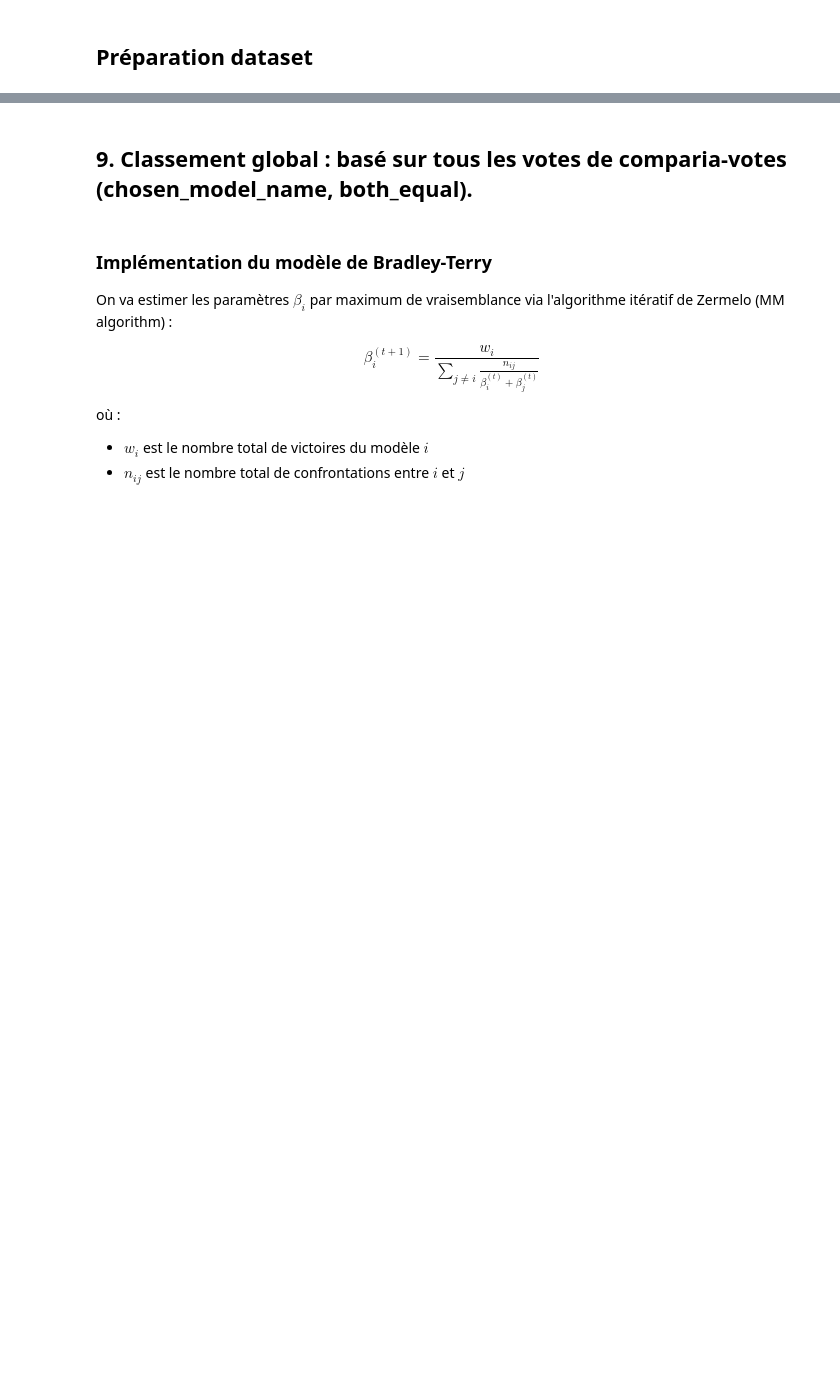
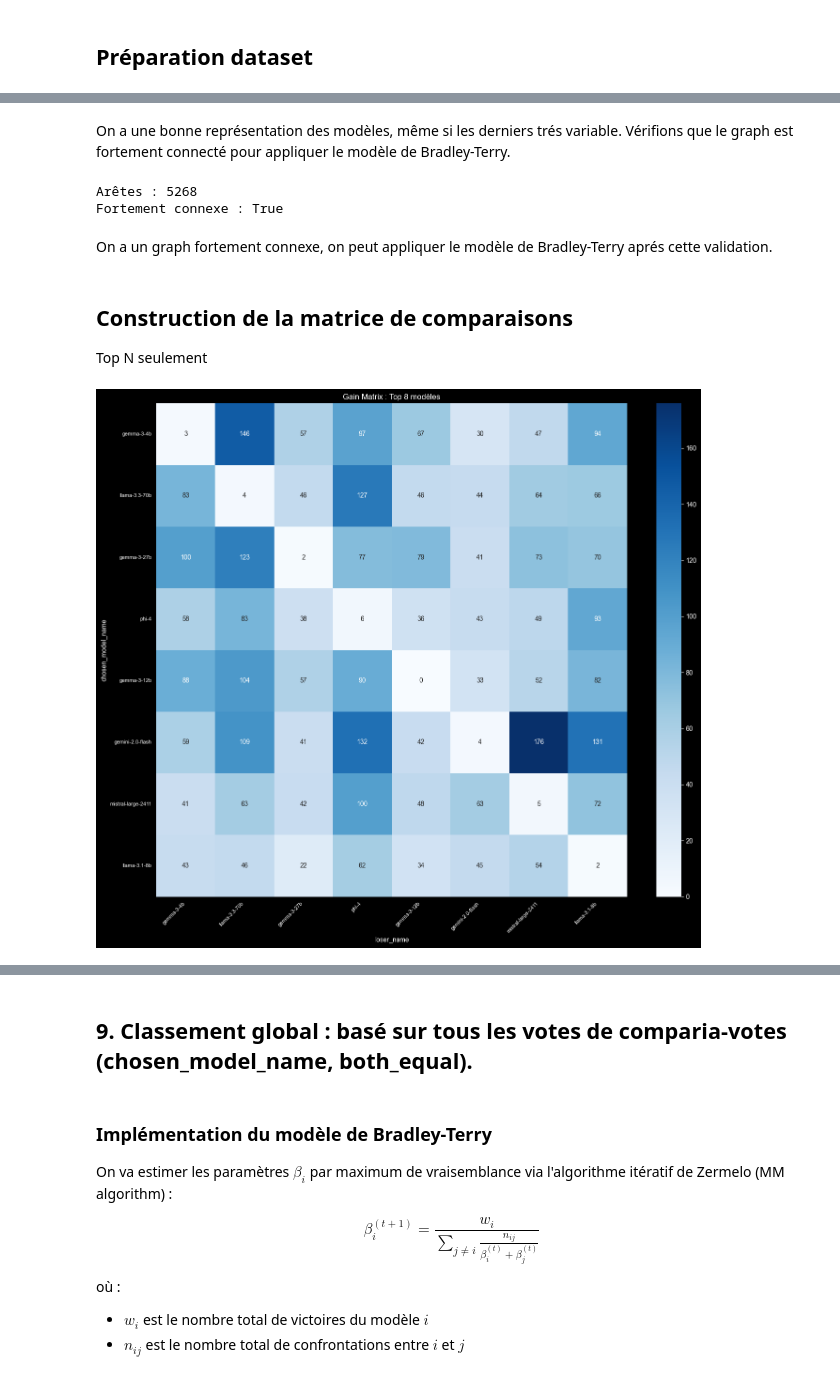
Before and after one commit to fannnyyy/Measure_creativity_LLM, a Jupyter notebook: Classement_par_modèle_Bradley-Terry/Bradley-Terry.ipynb, the cells around one changed output, grey strips where cells are left out. Saved outputs shown, nothing was run; the diff lists cells and outputs as text; code cells hidden in the pictures; blank space fills up the shorter version.

Commit message:
Finalizing Bradley-Terry analysis.

```diff
--- a/Classement_par_modèle_Bradley-Terry/Bradley-Terry.ipynb
+++ b/Classement_par_modèle_Bradley-Terry/Bradley-Terry.ipynb
@@ -400,0 +209,8 @@ Taille de la gain matrix: (73, 73)
+# %%
+df_votes_clean = df_votes_clean.astype({
+    'both_equal': 'int8',        # 0/1 : int8 suffit, économise de la mémoire
+    'model_a_name': 'category',  # strings répétitifs : category plus efficace
+    'model_b_name': 'category',
+    'chosen_model_name': 'category',
+})
+df_votes_clean.dtypes
@@ -400,0 +225,5 @@ Taille de la gain matrix: (73, 73)
+# %%
+# On écrase df_votes avec sa version clean, sauvons la RAM.
+df_votes = df_votes_clean
+del df_votes_clean
+gc.collect()
@@ -400,0 +239,13 @@ Taille de la gain matrix: (73, 73)
+# %%
+model_test_counts = (
+    pd.concat([
+        df_votes["model_a_name"].rename("model"),
+        df_votes["model_b_name"].rename("model"),
+    ])
+    .value_counts()
+    .reset_index()
+    .rename(columns={"count": "test_count"})
+    .sort_values("test_count", ascending=False)
+)
+
+print(model_test_counts)
@@ -400,0 +267,38 @@ Taille de la gain matrix: (73, 73)
+# %% [markdown]
+On a une bonne représentation des modèles, même si les derniers trés variable. Vérifions que le graph est fortement connecté pour appliquer le modèle de Bradley-Terry.
+# %%
+import networkx as nx
+
+G = nx.from_pandas_edgelist(
+    df_votes,
+    source="model_a_name",
+    target="model_b_name",
+    create_using=nx.DiGraph()
+)
+
+print(f"Nœuds  : {G.number_of_nodes()}")
+print(f"Arêtes : {G.number_of_edges()}")
+print(f"Fortement connexe : {nx.is_strongly_connected(G)}")
+# %% [output]
+Arêtes : 5268
+Fortement connexe : True
+# %% [markdown]
+On a un graph fortement connexe, on peut appliquer le modèle de Bradley-Terry aprés cette validation.
+# %% [markdown]
+## Construction de la matrice de comparaisons
+Top N seulement
+# %%
+TOP_N = 8
+top_models = model_test_counts["model"].head(TOP_N).tolist()
+
+gain_matrix_top = gain_matrix_fast.loc[top_models, top_models]
+
+plt.figure(figsize=(14, 12))
+sns.heatmap(gain_matrix_top, annot=True, fmt="d", cmap="Blues")
+plt.title(f"Gain Matrix : Top {TOP_N} modèles")
+plt.xticks(fontsize=8, rotation=45, ha='right')
+plt.yticks(fontsize=8, rotation=0)
+plt.tight_layout()
+plt.show()
+# %% [output]
+[figure, added]
```
Also changed, not shown: parts of 101 cells of this notebook.
